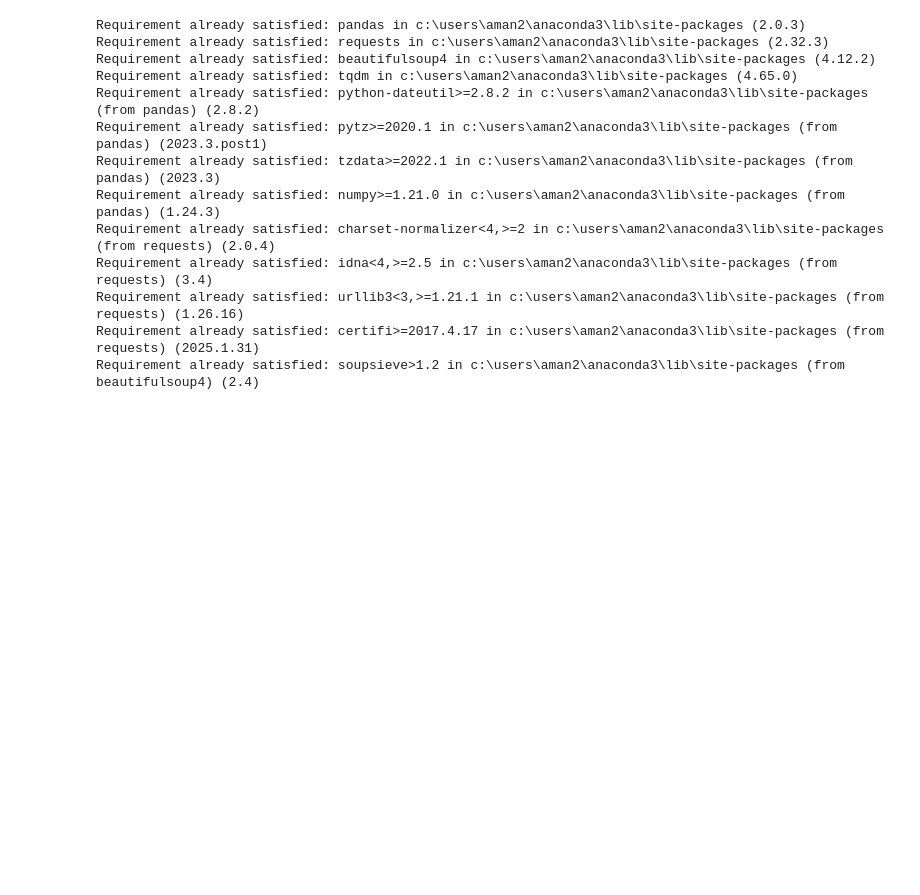
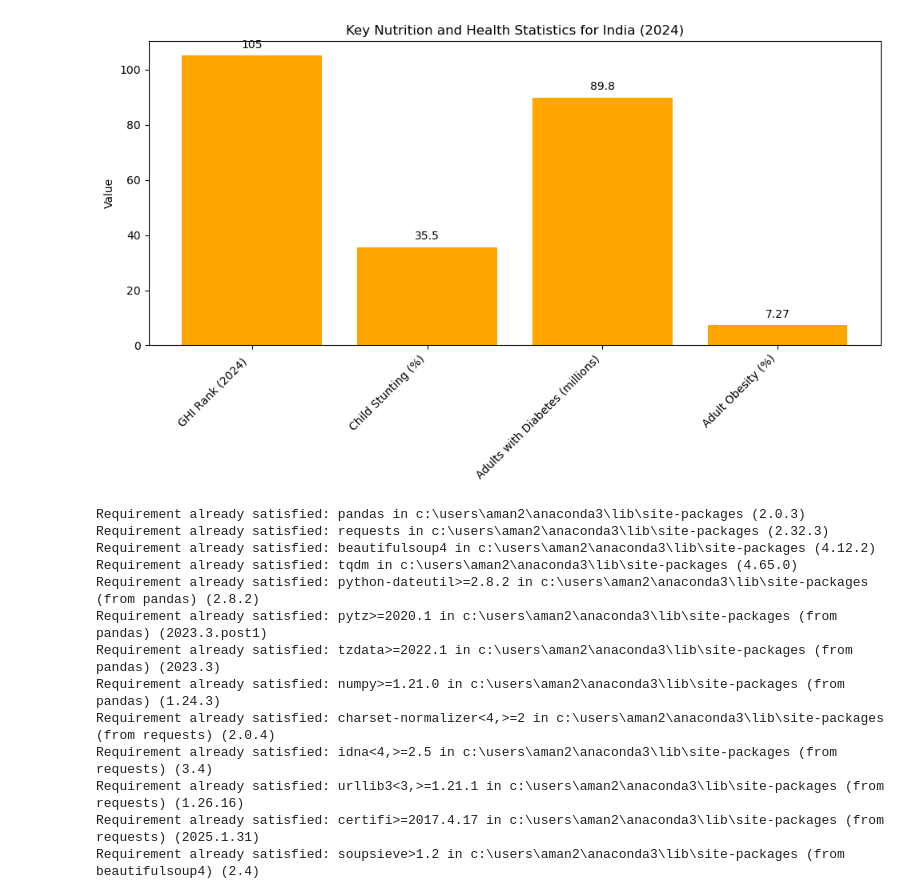
Before and after one commit to Amanarun2907/Nutitional-Analysis, a Jupyter notebook: notebooks/ml.ipynb, the cells around one changed output. Drawn from its saved outputs; the diff is of its cells as text; code cells hidden in the pictures; blank space fills up the shorter version.

```diff
--- a/notebooks/ml.ipynb
+++ b/notebooks/ml.ipynb
@@ -1,3 +13,33 @@
+# %%
+import matplotlib.pyplot as plt
+
+# Data for the graph
+categories = [
+    "GHI Rank (2024) ",
+    "Child Stunting (%)",
+    "Adults with Diabetes (millions)",
+    "Adult Obesity (%)"
+]
+values = [105, 35.5, 89.8, 7.27]
+
+plt.figure(figsize=(10, 6))
+bars = plt.bar(categories, values, color='orange')
+for bar, value in zip(bars, values):
+    plt.text(bar.get_x() + bar.get_width() / 2, bar.get_height() + 2, f'{value}', ha='center', va='bottom', fontsize=10, color='black')
+plt.xticks(rotation=45, ha='right')
+plt.ylabel("Value")
+plt.title("Key Nutrition and Health Statistics for India (2024)")
+
+# Add dotted horizontal lines from each bar to the y-axis
+for bar in bars:
+    y = bar.get_height()
+    x_center = bar.get_x() + bar.get_width() / 2
+
+
+plt.tight_layout()
+plt.show()
+# %% [output]
+[figure, added]
 # %%
 ! pip install pandas requests beautifulsoup4 tqdm
 # %% [output]
```
Also changed, not shown: parts of 17 cells of this notebook.
